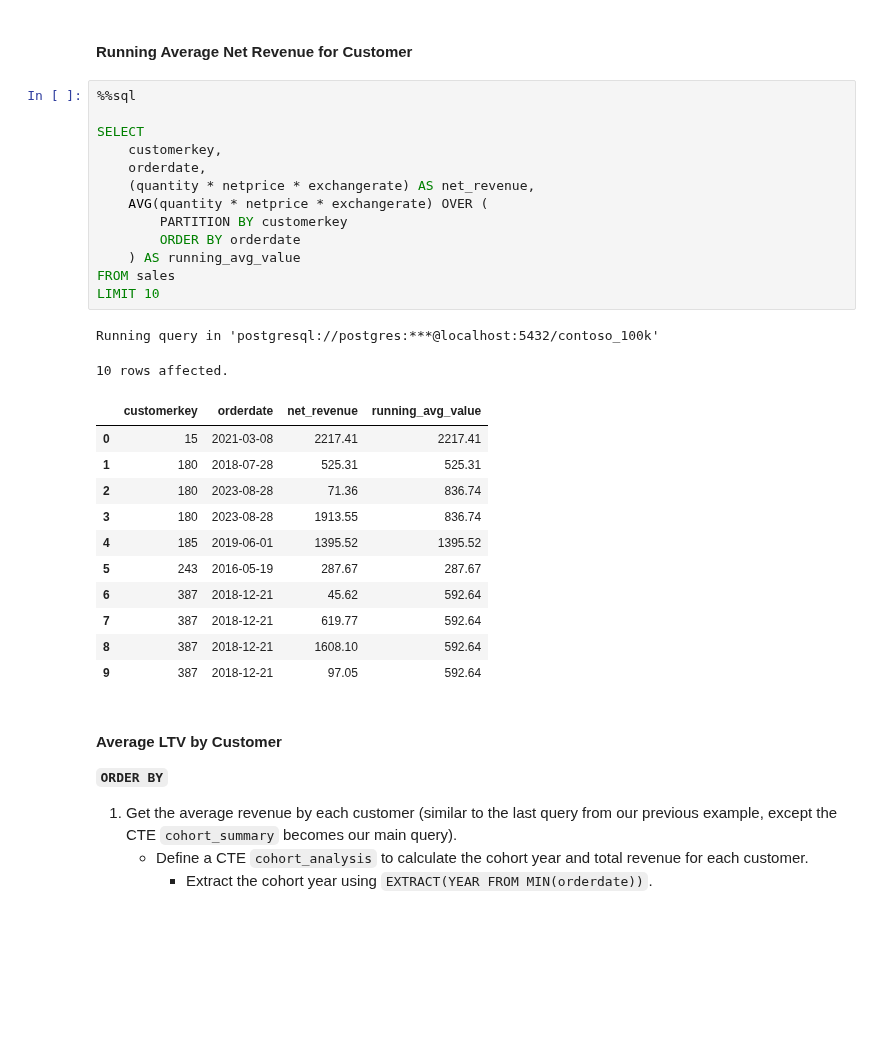
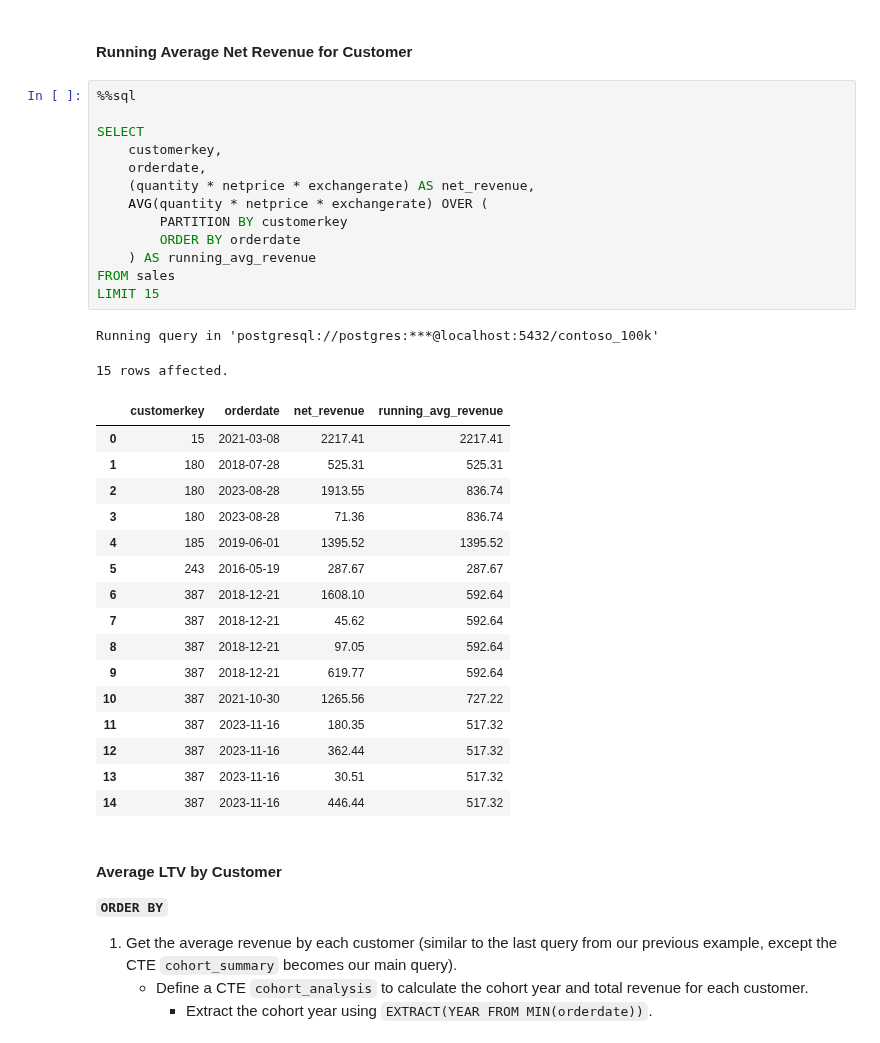
Before and after one commit to mgamzec/SQL_Data_Analytics_Project, a Jupyter notebook: 3_Windows_Functions/3_Ranking.ipynb, the cells around one changed output. Drawn from its saved outputs; the diff is of its cells as text; blank space fills up the shorter version.

```diff
--- a/3_Windows_Functions/3_Ranking.ipynb
+++ b/3_Windows_Functions/3_Ranking.ipynb
@@ -117,30 +138,35 @@ LIMIT 10
 # %%
 %%sql
 
 SELECT
     customerkey,
     orderdate,
     (quantity * netprice * exchangerate) AS net_revenue,
     AVG(quantity * netprice * exchangerate) OVER (
         PARTITION BY customerkey
         ORDER BY orderdate
-    ) AS running_avg_value
+    ) AS running_avg_revenue
 FROM sales
-LIMIT 10
+LIMIT 15
 # %% [output]
 Running query in 'postgresql://postgres:***@localhost:5432/contoso_100k'
-10 rows affected.
+15 rows affected.
-|  | customerkey | orderdate | net_revenue | running_avg_value |
+|  | customerkey | orderdate | net_revenue | running_avg_revenue |
 | 0 | 15 | 2021-03-08 | 2217.41 | 2217.41 |
 | 1 | 180 | 2018-07-28 | 525.31 | 525.31 |
-| 2 | 180 | 2023-08-28 | 71.36 | 836.74 |
-| 3 | 180 | 2023-08-28 | 1913.55 | 836.74 |
+| 2 | 180 | 2023-08-28 | 1913.55 | 836.74 |
+| 3 | 180 | 2023-08-28 | 71.36 | 836.74 |
 | 4 | 185 | 2019-06-01 | 1395.52 | 1395.52 |
 | 5 | 243 | 2016-05-19 | 287.67 | 287.67 |
-| 6 | 387 | 2018-12-21 | 45.62 | 592.64 |
-| 7 | 387 | 2018-12-21 | 619.77 | 592.64 |
-| 8 | 387 | 2018-12-21 | 1608.10 | 592.64 |
-| 9 | 387 | 2018-12-21 | 97.05 | 592.64 |
+| 6 | 387 | 2018-12-21 | 1608.10 | 592.64 |
+| 7 | 387 | 2018-12-21 | 45.62 | 592.64 |
+| 8 | 387 | 2018-12-21 | 97.05 | 592.64 |
+| 9 | 387 | 2018-12-21 | 619.77 | 592.64 |
+| 10 | 387 | 2021-10-30 | 1265.56 | 727.22 |
+| 11 | 387 | 2023-11-16 | 180.35 | 517.32 |
+| 12 | 387 | 2023-11-16 | 362.44 | 517.32 |
+| 13 | 387 | 2023-11-16 | 30.51 | 517.32 |
+| 14 | 387 | 2023-11-16 | 446.44 | 517.32 |
 # %% [markdown]
 #### Average LTV by Customer
 
```
Also changed, not shown: parts of 22 cells of this notebook.
